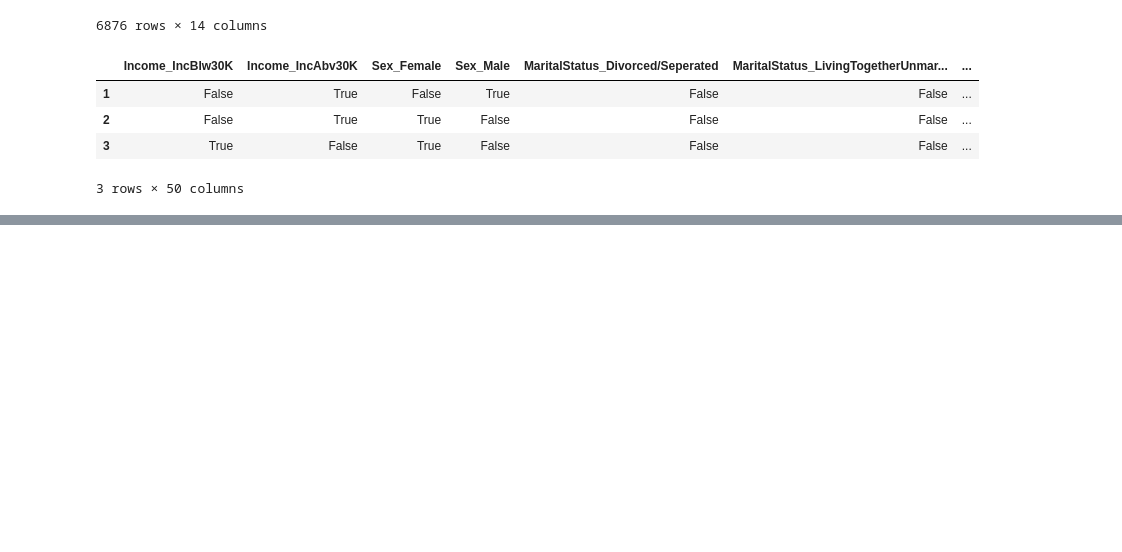
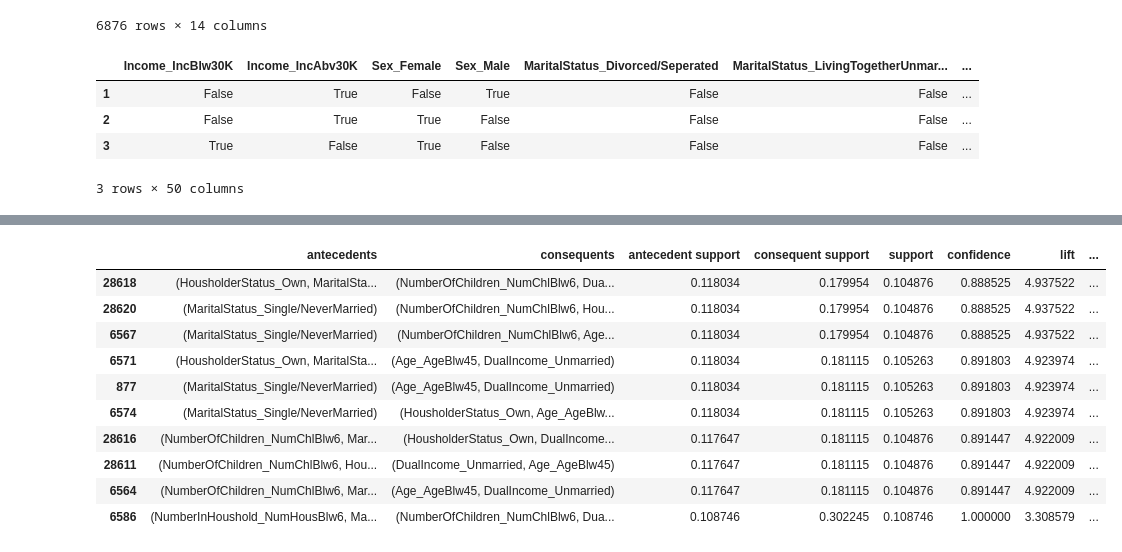
Before and after one commit to TanveerBariana/CSUS-Machine-Learning-for-Business, a Jupyter notebook: TanveerBariana_marketing.ipynb, the cells around one changed output, grey strips where cells are left out. Saved outputs shown, nothing was run; the diff lists cells and outputs as text; code cells hidden in the pictures; blank space fills up the shorter version.

Commit message:
finished market analysis

```diff
--- a/TanveerBariana_marketing.ipynb
+++ b/TanveerBariana_marketing.ipynb
@@ -122,4 +140,5 @@ itemsets
 # %%
 # and convert into rules
 rules = association_rules(itemsets, metric='confidence', min_threshold=0.8)
-rules.sort_values(by=['lift'], ascending=False).head(6)
+rules_sorted= rules.sort_values(by=['lift'], ascending=False)
+pd.set_option('display.max_colwidth', None)
@@ -133,0 +156,3 @@ rules.sort_values(by=['lift'], ascending=False).head(6)
+# %%
+homeOwner_df = market_df_Dummied[market_df_Dummied['HousholderStatus_Own']==1]
+homeOwner_df.head(3)
@@ -133,0 +165,17 @@ rules.sort_values(by=['lift'], ascending=False).head(6)
+# %%
+itemsets_homeowner = apriori(homeOwner_df, min_support=0.1, use_colnames=True)
+rules_homeowner = association_rules(itemsets_homeowner, metric='confidence', min_threshold=0.8)
+rules_homeowner_sorted= rules_homeowner.sort_values(by=['lift'], ascending=False)
+rules_homeowner_sorted.head(10)
+# %% [output]
+|  | antecedents | consequents | antecedent support | consequent support | support | confidence | lift | ... |
+| 28618 | (HousholderStatus_Own, MaritalSta... | (NumberOfChildren_NumChlBlw6, Dua... | 0.118034 | 0.179954 | 0.104876 | 0.888525 | 4.937522 | ... |
+| 28620 | (MaritalStatus_Single/NeverMarried) | (NumberOfChildren_NumChlBlw6, Hou... | 0.118034 | 0.179954 | 0.104876 | 0.888525 | 4.937522 | ... |
+| 6567 | (MaritalStatus_Single/NeverMarried) | (NumberOfChildren_NumChlBlw6, Age... | 0.118034 | 0.179954 | 0.104876 | 0.888525 | 4.937522 | ... |
+| 6571 | (HousholderStatus_Own, MaritalSta... | (Age_AgeBlw45, DualIncome_Unmarried) | 0.118034 | 0.181115 | 0.105263 | 0.891803 | 4.923974 | ... |
+| 877 | (MaritalStatus_Single/NeverMarried) | (Age_AgeBlw45, DualIncome_Unmarried) | 0.118034 | 0.181115 | 0.105263 | 0.891803 | 4.923974 | ... |
+| 6574 | (MaritalStatus_Single/NeverMarried) | (HousholderStatus_Own, Age_AgeBlw... | 0.118034 | 0.181115 | 0.105263 | 0.891803 | 4.923974 | ... |
+| 28616 | (NumberOfChildren_NumChlBlw6, Mar... | (HousholderStatus_Own, DualIncome... | 0.117647 | 0.181115 | 0.104876 | 0.891447 | 4.922009 | ... |
+| 28611 | (NumberOfChildren_NumChlBlw6, Hou... | (DualIncome_Unmarried, Age_AgeBlw45) | 0.117647 | 0.181115 | 0.104876 | 0.891447 | 4.922009 | ... |
+| 6564 | (NumberOfChildren_NumChlBlw6, Mar... | (Age_AgeBlw45, DualIncome_Unmarried) | 0.117647 | 0.181115 | 0.104876 | 0.891447 | 4.922009 | ... |
+| 6586 | (NumberInHoushold_NumHousBlw6, Ma... | (NumberOfChildren_NumChlBlw6, Dua... | 0.108746 | 0.302245 | 0.108746 | 1.000000 | 3.308579 | ... |
```
Also changed, not shown: parts of 13 cells of this notebook.
